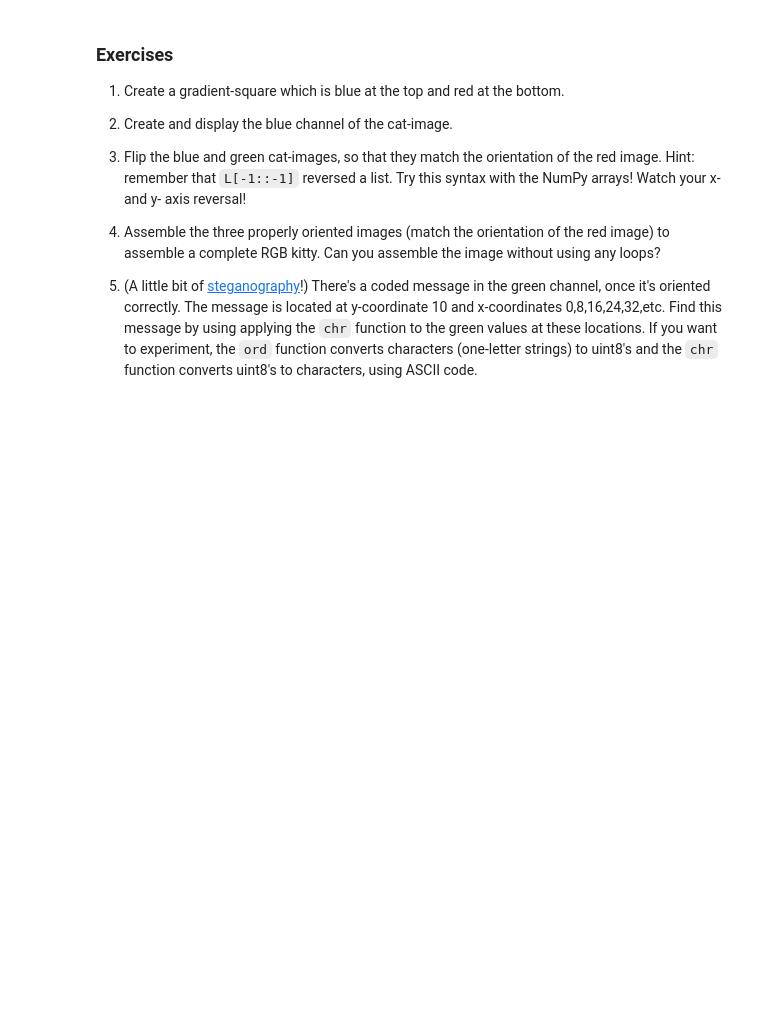
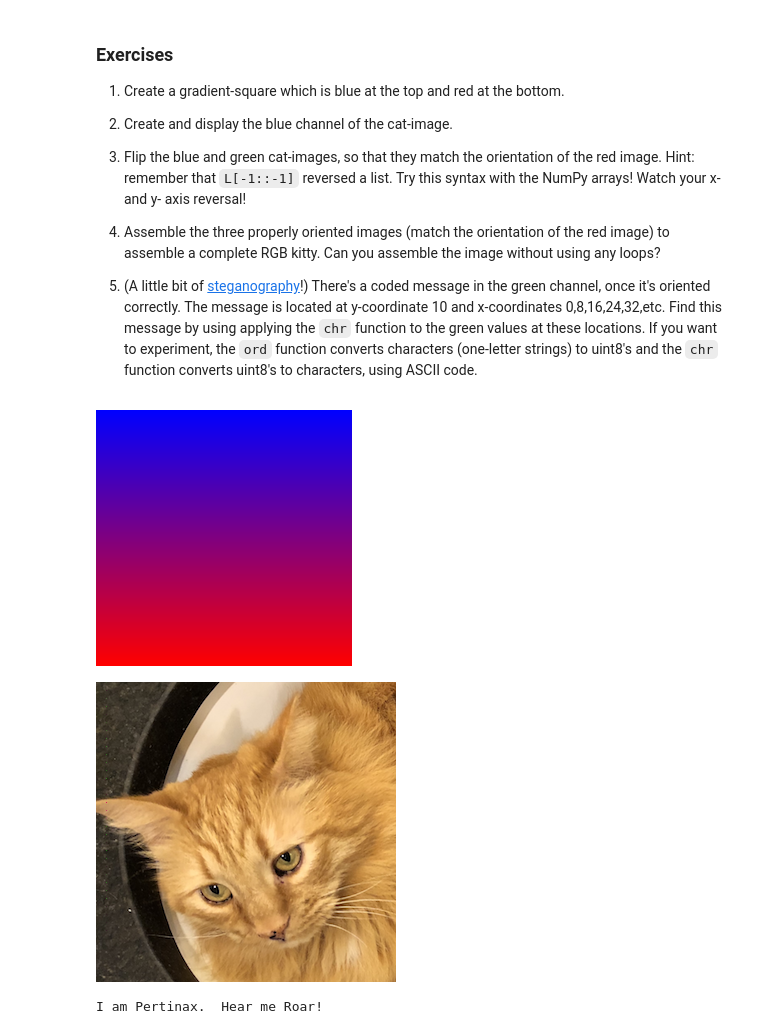
Before and after one commit to dannowilby/MATH152, a Jupyter notebook: P4M_Notebook_4.ipynb, the cells around one changed output. Saved outputs shown, nothing was run; the diff lists cells and outputs as text; code cells hidden in the pictures; blank space fills up the shorter version.

```diff
--- a/P4M_Notebook_4.ipynb
+++ b/P4M_Notebook_4.ipynb
@@ -982,0 +992,37 @@ Now we see the problem!  Complete the exercises below to fix the image.
+# %%
+# 1
+gradient1 = np.zeros((256, 256,3), dtype=np.uint8)
+for x in range(256):
+    for y in range(256):
+      bx = x / 255;
+      by = y / 255;
+      gradient1[y,x] = [int(255 * by), 0, int(255 * (1 - by))] # Red = x, Green = 128, Blue = 0
+img = Image.fromarray(gradient1) # Create an image from the array.
+display(img)
+
+# 2
+bluecatarray = catarray.copy()
+bluecatarray[:,:,[0,1]] = 0
+# display(Image.fromarray(bluecatarray))
+
+# 3
+mirroredbluecatarray = bluecatarray[:,-1::-1];
+flippedgreencatarrray = greencatarray[-1::-1];
+# display(Image.fromarray(flippedgreencatarrray))
+
+# 4
+assembledimagecatarray = catarray.copy();
+assembledimagecatarray[:,:,0] = redcatarray[:,:,0];
+assembledimagecatarray[:,:,1] = flippedgreencatarrray[:,:,1];
+assembledimagecatarray[:,:,2] = mirroredbluecatarray[:,:,2];
+display(Image.fromarray(assembledimagecatarray))
+
+# 5
+secret = ""
+for i in range(32):
+  secret = secret + chr(flippedgreencatarrray[i * 8, 10, 1])
+print(secret)
+# %% [output]
+[figure, added]
+[figure, added]
+I am Pertinax.  Hear me Roar!
```
Also changed, not shown: parts of 31 cells of this notebook.
